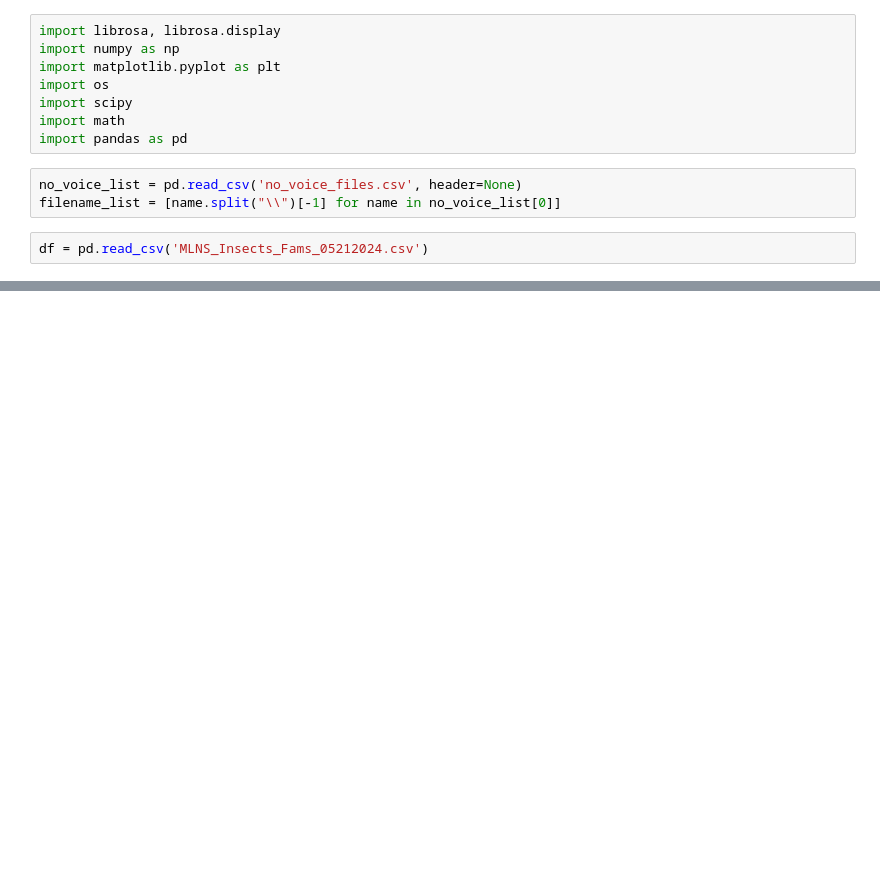
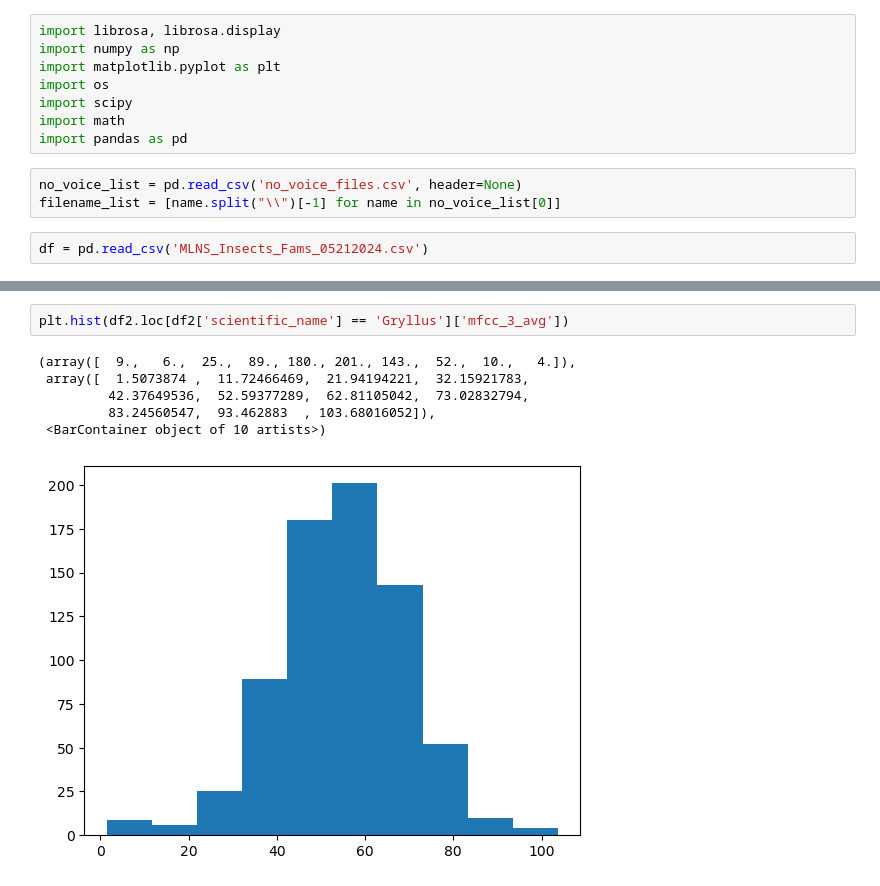
Before and after one commit to andrewcmerwin/ChirpChecker, a Jupyter notebook: MFCC_average_and_variance.ipynb, the cells around one changed output, grey strips where cells are left out. Drawn from its saved outputs; the diff is of its cells as text; blank space fills up the shorter version.

```diff
--- a/MFCC_average_and_variance.ipynb
+++ b/MFCC_average_and_variance.ipynb
@@ -48,0 +72,9 @@ for name in filename_list:
+# %%
+plt.hist(df2.loc[df2['scientific_name'] == 'Gryllus']['mfcc_3_avg'])
+# %% [output]
+(array([  9.,   6.,  25.,  89., 180., 201., 143.,  52.,  10.,   4.]),
+ array([  1.5073874 ,  11.72466469,  21.94194221,  32.15921783,
+         42.37649536,  52.59377289,  62.81105042,  73.02832794,
+         83.24560547,  93.462883  , 103.68016052]),
+ <BarContainer object of 10 artists>)
+[figure, added]
```
Also changed, not shown: parts of 9 cells of this notebook, 1 other file.
